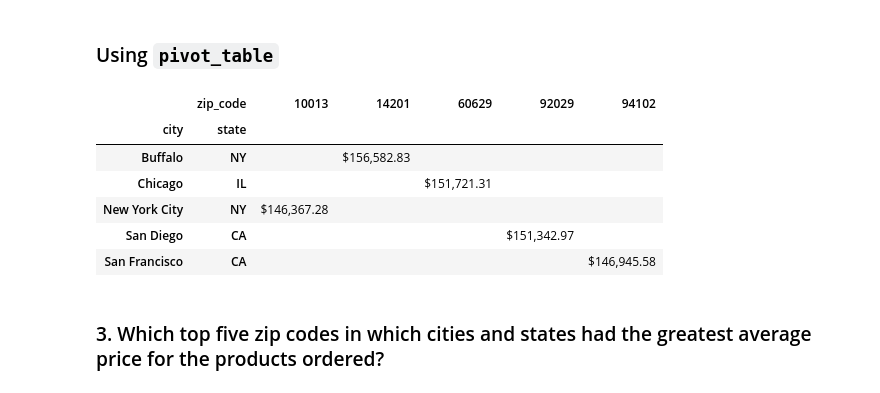
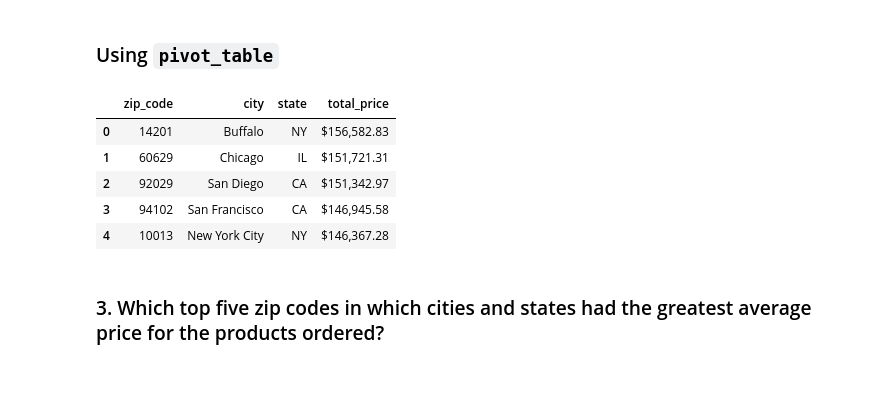
Before and after one commit to kidushaftom/athletic-sales-analysis, a Jupyter notebook: sales_data_starter_code.ipynb, the cells around one changed output. Cells and saved outputs as stored; diff of their text form; code cells hidden in the pictures.

```diff
--- a/sales_data_starter_code.ipynb
+++ b/sales_data_starter_code.ipynb
@@ -142,6 +151,6 @@ dtypes: float64(1), int64(3), object(4)
 memory usage: 2.2+ MB
 # %%
 # Convert the "order_date" column to a datetime datatype.
-sales['order_date'] = pd.to_datetime(sales['order_date'])
+sales['order_date'] = pd.to_datetime(sales['order_date'], format='%m/%d/%y %H:%M')
 # %%
 # Confirm that the data type has been changed.
@@ -181,14 +202,21 @@ top_5_qty.reset_index(drop = True)
 ### Using `pivot_table`
 # %%
 # Show the total number of items ordered for each state, city, and zip code.
-total_items_ordered = sales.groupby(['zip_code','city','state']).agg({'quantity_ordered':'sum'})
+def agg_pivot(df,cat_col,num_col,stat):
+
+       pivot_table = pd.pivot_table(df, values=num_col,\
+                              index=cat_col, aggfunc= stat)
+
+       return pivot_table.sort_values(num_col,ascending= False).reset_index()
+#---------------------------------------------------------------------------------------------------
+
+items_ordered_pivot = agg_pivot(sales,['zip_code','city','state'],'quantity_ordered','sum')
+
 
 # Rename the "sum" column to "Avg_Number_Products_Ordered"
-total_items_ordered .rename(columns={'quantity_ordered':'total_items_ordered'},inplace= True)
 
-top_total_ordered = total_items_ordered.sort_values('total_items_ordered',ascending= False).head(5)
+items_ordered_pivot.rename(columns={'quantity_ordered':'total_items_ordered'},inplace= True)
 
-print(top_total_ordered.reset_index())
 # Show the top 5 results.
-#top_total_ordered.reset_index(drop = True)
+items_ordered_pivot.head()
 # %% [output]
@@ -227,21 +256,21 @@ top_5_sales.reset_index()
 ### Using `pivot_table`
 # %%
 # Show the total price for all of the items ordered for each state, city, and zip code.
-#price_pivot = top_5_sales.pivot(index = ['city','state'],columns=['zip_code'], values='total_sales_price').fillna('')
-pivot_df = pd.pivot_table(top_5_sales, values='total_sales_price', index=['city','state'], columns='zip_code',
-                           aggfunc='sum', fill_value='')
-# Rename the "price" column to "Avg_Number_Products_Ordered"
+total_sales_pivot = agg_pivot(sales,['zip_code','city','state'],'total_price','sum')
+
+# Rename the "sum" column to "Avg_Number_Products_Ordered"
+total_sales_pivot['total_price'] = total_sales_pivot['total_price'].map('${:,.2f}'.format)
+total_sales_pivot.rename(columns={'quantity_ordered':'total_sales_price'},inplace= True)
 
 # Show the top 5 results.
-pivot_df
+total_sales_pivot.head()
 # %% [output]
-|  | zip_code | 10013 | 14201 | 60629 | 92029 | 94102 |
-| city | state |  |  |  |  |  |
-| Buffalo | NY |  | $156,582.83 |  |  |  |
-| Chicago | IL |  |  | $151,721.31 |  |  |
-| New York City | NY | $146,367.28 |  |  |  |  |
-| San Diego | CA |  |  |  | $151,342.97 |  |
-| San Francisco | CA |  |  |  |  | $146,945.58 |
+|  | zip_code | city | state | total_price |
+| 0 | 14201 | Buffalo | NY | $156,582.83 |
+| 1 | 60629 | Chicago | IL | $151,721.31 |
+| 2 | 92029 | San Diego | CA | $151,342.97 |
+| 3 | 94102 | San Francisco | CA | $146,945.58 |
+| 4 | 10013 | New York City | NY | $146,367.28 |
 # %% [markdown]
 ### 3. Which top five zip codes in which cities and states had the greatest average price for the products ordered?
 # %% [markdown]
```
Also changed, not shown: parts of 14 cells of this notebook.
